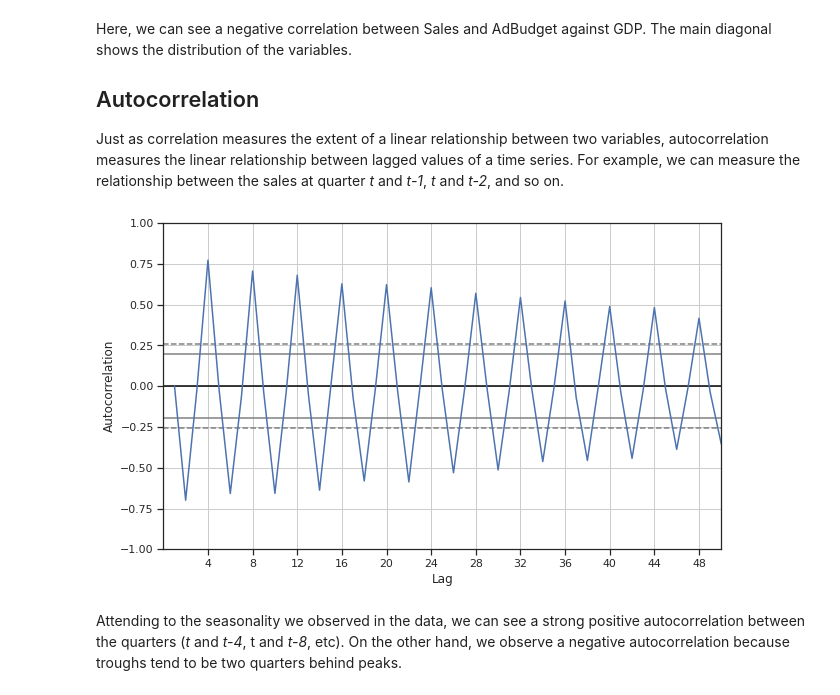
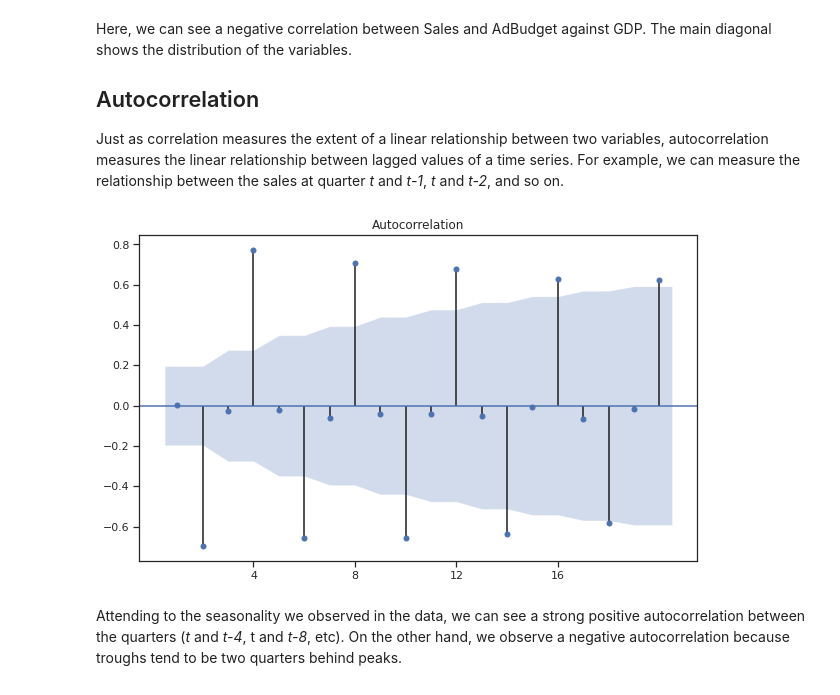
Before and after one commit to mabelc/forcasting, a Jupyter notebook: notebooks/Time_Series_EDA.ipynb, the cells around one changed output. Drawn from its saved outputs; the diff is of its cells as text; code cells hidden in the pictures.

Commit message:
change acf plot

```diff
--- a/notebooks/Time_Series_EDA.ipynb
+++ b/notebooks/Time_Series_EDA.ipynb
@@ -117,12 +120,12 @@ Here, we can see a negative correlation between Sales and AdBudget against GDP.
 
 Just as correlation measures the extent of a linear relationship between two variables, autocorrelation measures the linear relationship between lagged values of a time series. For example, we can measure the relationship between the sales at quarter _t_ and _t-1_, _t_ and _t-2_, and so on.
 # %%
-plt.figure(figsize=(10,6))
-pd.plotting.autocorrelation_plot(tute_df.Sales)
-plt.xticks(range(4,50,4))
-plt.xlim((0,50))
-plt.show()
+with mpl.rc_context():
+    mpl.rc("figure", figsize=(10,6))
+    plot_acf(tute_df.Sales, zero=False)
+    plt.xticks(range(4,20,4))
+    plt.show()
 # %% [output]
-[figure, old version]
+[figure, new version]
 # %% [markdown]
 Attending to the seasonality we observed in the data, we can see a strong positive autocorrelation between the quarters (_t_ and _t-4_, t and _t-8_, etc). On the other hand, we observe a negative autocorrelation because troughs tend to be two quarters behind peaks.
```
Also changed, not shown: parts of 2 cells of this notebook.
